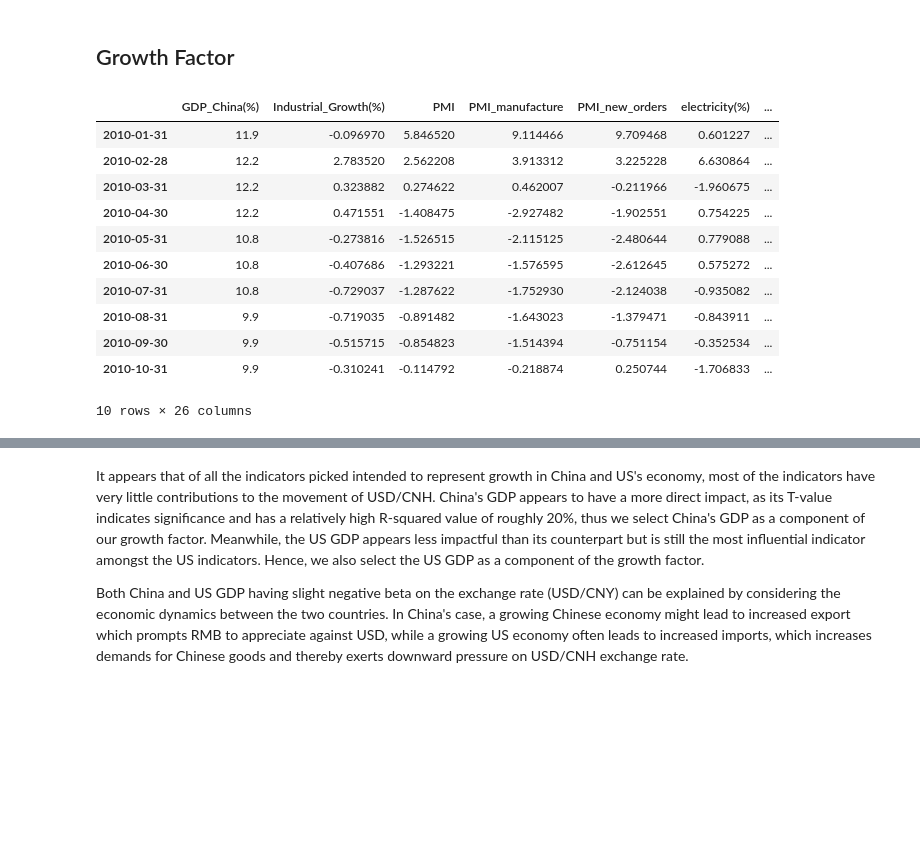
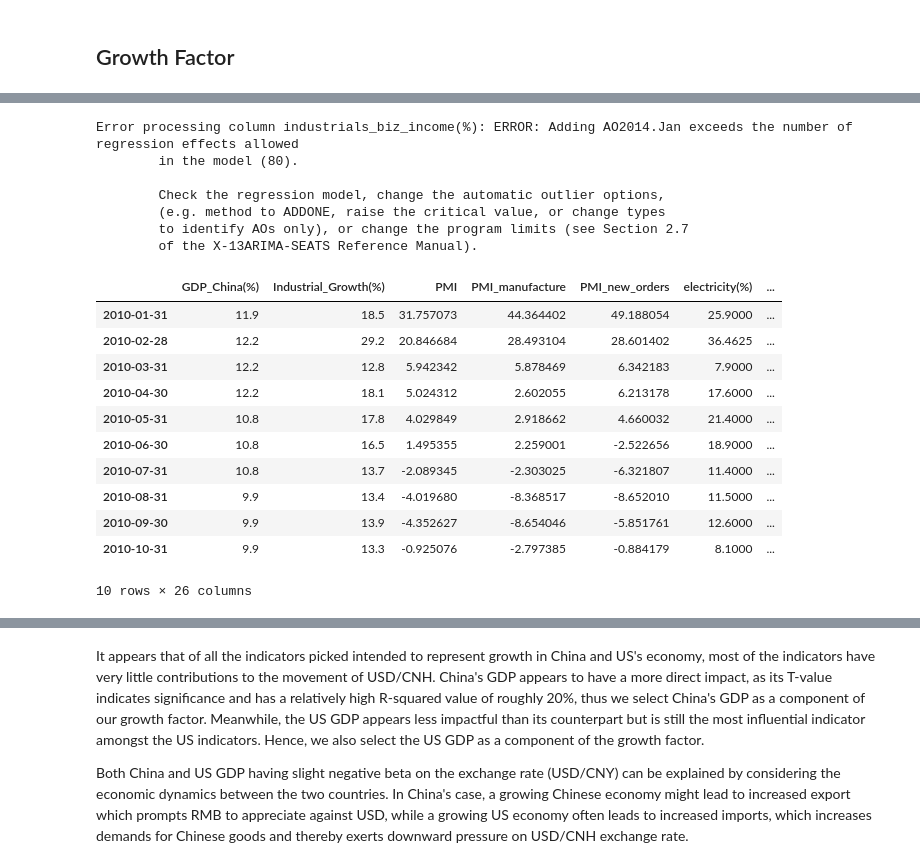
Before and after one commit to miaxiaozl/forex-project, a Jupyter notebook: notebooks/01_data_collection.ipynb, the cells around one changed output, grey strips where cells are left out. Cells and saved outputs as stored; diff of their text form; code cells hidden in the pictures; blank space fills up the shorter version.

```diff
--- a/notebooks/01_data_collection.ipynb
+++ b/notebooks/01_data_collection.ipynb
@@ -198,18 +213,9 @@ df_china_growth = extract_inds(china_growth_inds)
 df_china_growth = lag_data(df_china_growth)  # lag data by 1 period
 df_china_growth = logyoy(df_china_growth, china_nonyoy_cols)
 df_china_growth = df_china_growth.bfill().interpolate(method="linear")  # interpolate missing values
-df_china_growth = apply_stl(df_china_growth, df_china_growth.columns[1:], seasonal=13)
+df_adjusted = apply_x11(df_china_growth, df_china_growth.columns[1:])
 df_china_growth.head(10)
-# %% [output]
-|  | GDP_China(%) | Industrial_Growth(%) | PMI | PMI_manufacture | PMI_new_orders | electricity(%) | ... |
-| 2010-01-31 | 11.9 | -0.096970 | 5.846520 | 9.114466 | 9.709468 | 0.601227 | ... |
-| 2010-02-28 | 12.2 | 2.783520 | 2.562208 | 3.913312 | 3.225228 | 6.630864 | ... |
-| 2010-03-31 | 12.2 | 0.323882 | 0.274622 | 0.462007 | -0.211966 | -1.960675 | ... |
-| 2010-04-30 | 12.2 | 0.471551 | -1.408475 | -2.927482 | -1.902551 | 0.754225 | ... |
-| 2010-05-31 | 10.8 | -0.273816 | -1.526515 | -2.115125 | -2.480644 | 0.779088 | ... |
-| 2010-06-30 | 10.8 | -0.407686 | -1.293221 | -1.576595 | -2.612645 | 0.575272 | ... |
-| 2010-07-31 | 10.8 | -0.729037 | -1.287622 | -1.752930 | -2.124038 | -0.935082 | ... |
-| 2010-08-31 | 9.9 | -0.719035 | -0.891482 | -1.643023 | -1.379471 | -0.843911 | ... |
-| 2010-09-30 | 9.9 | -0.515715 | -0.854823 | -1.514394 | -0.751154 | -0.352534 | ... |
-| 2010-10-31 | 9.9 | -0.310241 | -0.114792 | -0.218874 | 0.250744 | -1.706833 | ... |
-10 rows × 26 columns
+# %%
+df_adjusted = apply_x11(df_china_growth, df_china_growth.columns[1:])
+df_china_growth.head(10)
+# %% [output]
@@ -216,3 +235,22 @@ df_china_growth.head(10)
+Error processing column industrials_biz_income(%): ERROR: Adding AO2014.Jan exceeds the number of regression effects allowed
+        in the model (80).
+
+        Check the regression model, change the automatic outlier options,
+        (e.g. method to ADDONE, raise the critical value, or change types
+        to identify AOs only), or change the program limits (see Section 2.7
+        of the X-13ARIMA-SEATS Reference Manual).
+|  | GDP_China(%) | Industrial_Growth(%) | PMI | PMI_manufacture | PMI_new_orders | electricity(%) | ... |
+| 2010-01-31 | 11.9 | 18.5 | 31.757073 | 44.364402 | 49.188054 | 25.9000 | ... |
+| 2010-02-28 | 12.2 | 29.2 | 20.846684 | 28.493104 | 28.601402 | 36.4625 | ... |
+| 2010-03-31 | 12.2 | 12.8 | 5.942342 | 5.878469 | 6.342183 | 7.9000 | ... |
+| 2010-04-30 | 12.2 | 18.1 | 5.024312 | 2.602055 | 6.213178 | 17.6000 | ... |
+| 2010-05-31 | 10.8 | 17.8 | 4.029849 | 2.918662 | 4.660032 | 21.4000 | ... |
+| 2010-06-30 | 10.8 | 16.5 | 1.495355 | 2.259001 | -2.522656 | 18.9000 | ... |
+| 2010-07-31 | 10.8 | 13.7 | -2.089345 | -2.303025 | -6.321807 | 11.4000 | ... |
+| 2010-08-31 | 9.9 | 13.4 | -4.019680 | -8.368517 | -8.652010 | 11.5000 | ... |
+| 2010-09-30 | 9.9 | 13.9 | -4.352627 | -8.654046 | -5.851761 | 12.6000 | ... |
+| 2010-10-31 | 9.9 | 13.3 | -0.925076 | -2.797385 | -0.884179 | 8.1000 | ... |
+10 rows × 26 columns
 # %%
 china_growth_ctrb = regress(df_china_growth, df_forex)
 china_growth_ctrb
```
Also changed, not shown: parts of 14 cells of this notebook.
